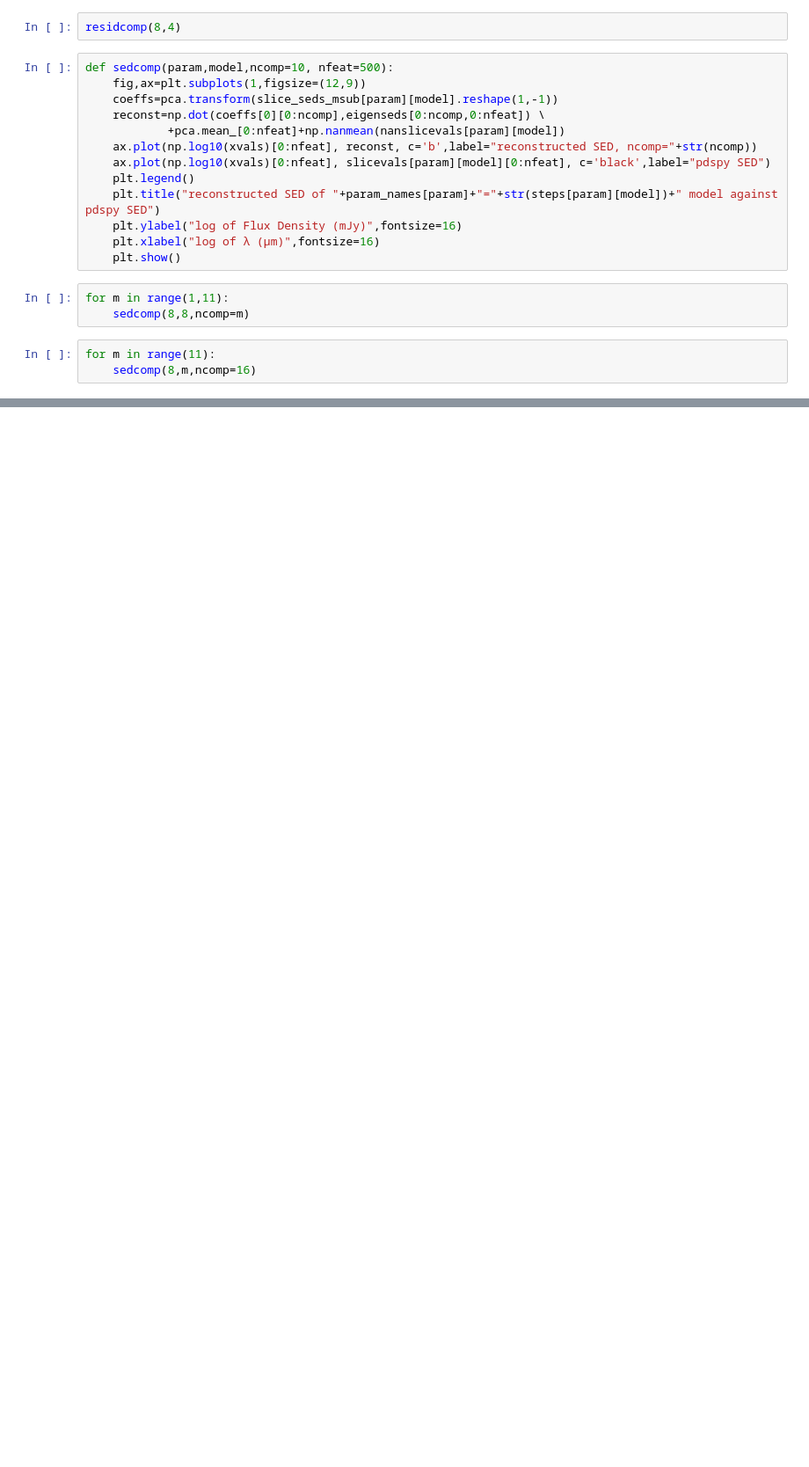
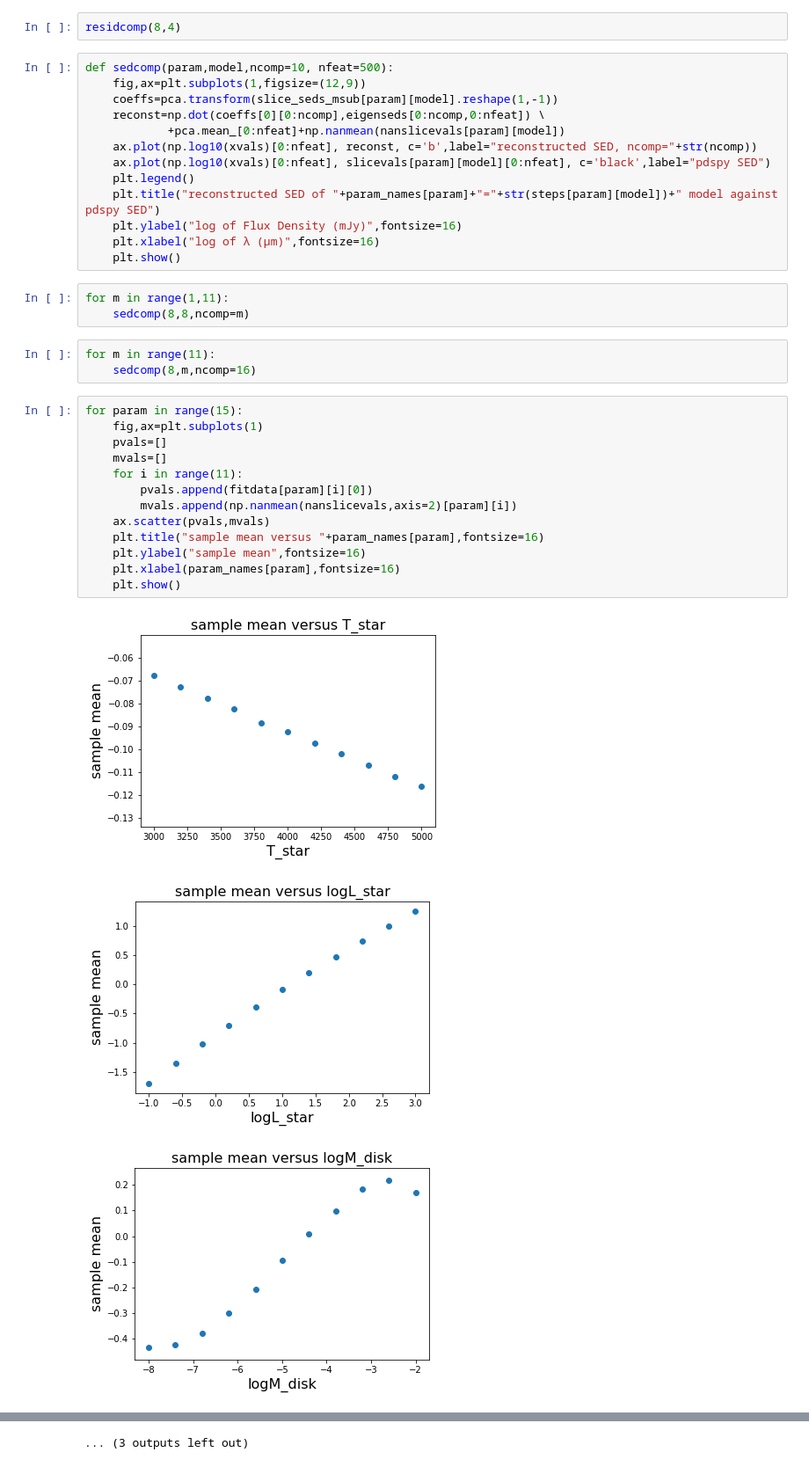
Before and after one commit to elizabethteng/crassula, a Jupyter notebook: wlcut_pcw.ipynb, the cells around one changed output, grey strips where cells are left out. Shown: that part at 88% size. Cells and saved outputs as stored; diff of their text form; blank space fills up the shorter version.

Commit message:
haha whoops -- looking into mean subtraction

```diff
--- a/wlcut_pcw.ipynb
+++ b/wlcut_pcw.ipynb
@@ -298,3 +298,20 @@ for m in range(1,11):
 # %%
 for m in range(11):
     sedcomp(8,m,ncomp=16)
+# %%
+for param in range(15):
+    fig,ax=plt.subplots(1)
+    pvals=[]
+    mvals=[]
+    for i in range(11):
+        pvals.append(fitdata[param][i][0])
+        mvals.append(np.nanmean(nanslicevals,axis=2)[param][i])
+    ax.scatter(pvals,mvals)
+    plt.title("sample mean versus "+param_names[param],fontsize=16)
+    plt.ylabel("sample mean",fontsize=16)
+    plt.xlabel(param_names[param],fontsize=16)
+    plt.show()
+# %% [output]
+[figure, added]
+[figure, added]
+[figure, added]
@@ -300,0 +327 @@ for m in range(11):
+... (3 outputs left out)
```
Also changed, not shown: parts of 6 cells of this notebook.
